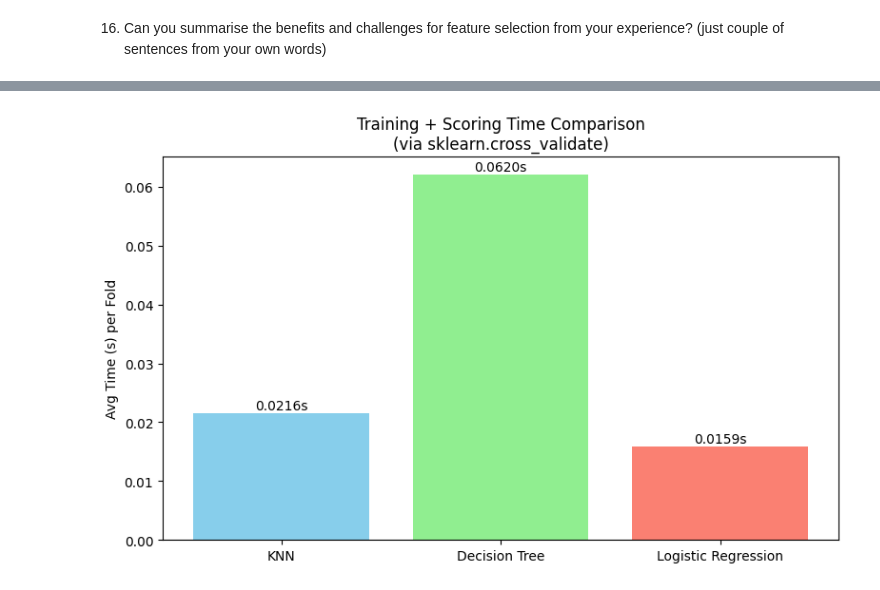
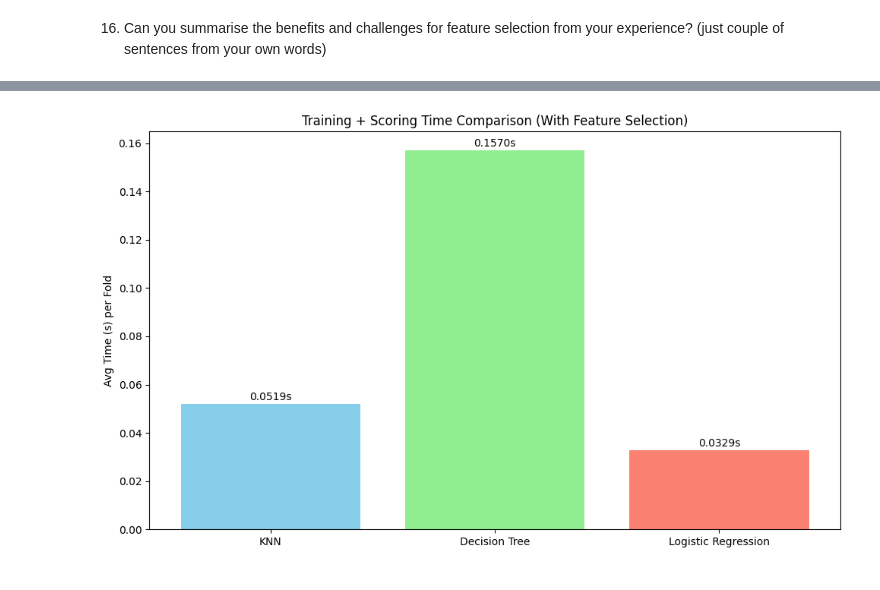
Before and after one commit to mujtaba86/final-ml, a Jupyter notebook: LAB_9_(2).ipynb, the cells around one changed output, grey strips where cells are left out. Saved outputs shown, nothing was run; the diff lists cells and outputs as text; code cells hidden in the pictures.

```diff
--- a/LAB_9_(2).ipynb
+++ b/LAB_9_(2).ipynb
@@ -496,7 +715,6 @@ plt.show()
 # %%
 import pandas as pd
 import matplotlib.pyplot as plt
-
 from sklearn.pipeline import Pipeline
 from sklearn.feature_selection import SelectKBest, chi2
 from sklearn.preprocessing import StandardScaler
@@ -505,7 +723,7 @@ from sklearn.tree import DecisionTreeClassifier
 from sklearn.linear_model import LogisticRegression
 from sklearn.model_selection import cross_validate
 
-# 1. Load & preprocess
+# 1. Load & preprocess the data
 df = pd.read_csv('int.csv')
 df = df.drop('session_id', axis=1)
 df = pd.get_dummies(df,
@@ -514,54 +732,101 @@ df = pd.get_dummies(df,
 
 X = df.drop('attack_detected', axis=1)
 y = df['attack_detected']
 
-# 2. Define pipelines
-pipelines = {
+# 2. Define the feature selector
+selector = SelectKBest(score_func=chi2, k=1)
+
+# 3. Define the scaler
+scaler = StandardScaler()
+
+# 4. Define pipelines for both with and without feature selection
+
+# Pipeline for with feature selection
+pipelines_with_fs = {
     'KNN': Pipeline([
         ('select', selector),
         ('scale', scaler),
         ('clf',   KNeighborsClassifier(n_neighbors=5))
     ]),
     'Decision Tree': Pipeline([
         ('select', selector),
         ('clf',   DecisionTreeClassifier(random_state=42))
     ]),
     'Logistic Regression': Pipeline([
         ('select', selector),
         ('scale', scaler),
         ('clf',   LogisticRegression(max_iter=1000, random_state=42))
     ]),
 }
 
-# 3. Use cross_validate to capture fit + score time
-times = {}
-for name, pipe in pipelines.items():
-    cv_results = cross_validate(
-        pipe, X, y,
-        cv=5,
-        scoring='f1',
-        return_train_score=False,
-        n_jobs=-1
-    )
-    # Compute average of fit_time+score_time across folds
-    avg_time = cv_results['fit_time'].mean() + cv_results['score_time'].mean()
-    times[name] = avg_time
+# Pipeline for without feature selection
+pipelines_without_fs = {
+    'KNN': Pipeline([
+        ('scale', scaler),
+        ('clf',   KNeighborsClassifier(n_neighbors=5))
+    ]),
+    'Decision Tree': Pipeline([
+        ('clf',   DecisionTreeClassifier(random_state=42))
+    ]),
+    'Logistic Regression': Pipeline([
+        ('scale', scaler),
+        ('clf',   LogisticRegression(max_iter=1000, random_state=42))
+    ]),
+}
 
-# 4. Plot the comparison
-labels = list(times.keys())
-durations = [times[n] for n in labels]
+# 5. Function to calculate time using cross-validation
+def calculate_avg_time(pipelines, X, y):
+    times = {}
+    for name, pipe in pipelines.items():
+        cv_results = cross_validate(
+            pipe, X, y,
+            cv=5,
+            scoring='f1',
+            return_train_score=False,
+            n_jobs=-1
+        )
+        # Compute average of fit_time + score_time across folds
+        avg_time = cv_results['fit_time'].mean() + cv_results['score_time'].mean()
+        times[name] = avg_time
+    return times
 
-plt.figure(figsize=(8, 5))
-bars = plt.bar(labels, durations, color=['skyblue', 'lightgreen', 'salmon'])
-for bar, t in zip(bars, durations):
+# 6. Get the average times for both with and without feature selection
+times_with_fs = calculate_avg_time(pipelines_with_fs, X, y)
+times_without_fs = calculate_avg_time(pipelines_without_fs, X, y)
+
+# 7. Plot the comparison of training + scoring times
+labels_with_fs = list(times_with_fs.keys())
+durations_with_fs = [times_with_fs[n] for n in labels_with_fs]
+
+labels_without_fs = list(times_without_fs.keys())
+durations_without_fs = [times_without_fs[n] for n in labels_without_fs]
+
+# Plot with feature selection
+plt.figure(figsize=(10, 6))
+bars_with_fs = plt.bar(labels_with_fs, durations_with_fs, color=['skyblue', 'lightgreen', 'salmon'])
+for bar, t in zip(bars_with_fs, durations_with_fs):
     plt.text(bar.get_x() + bar.get_width()/2,
-             t + max(durations)*0.01,
+             t + max(durations_with_fs)*0.01,
              f"{t:.4f}s",
              ha='center')
 
 plt.ylabel('Avg Time (s) per Fold')
-plt.title('Training + Scoring Time Comparison\n(via sklearn.cross_validate)')
+plt.title('Training + Scoring Time Comparison (With Feature Selection)')
 plt.tight_layout()
 plt.show()
+
+# Plot without feature selection
+plt.figure(figsize=(10, 6))
+bars_without_fs = plt.bar(labels_without_fs, durations_without_fs, color=['orange', 'yellow', 'pink'])
+for bar, t in zip(bars_without_fs, durations_without_fs):
+    plt.text(bar.get_x() + bar.get_width()/2,
+             t + max(durations_without_fs)*0.01,
+             f"{t:.4f}s",
+             ha='center')
+
+plt.ylabel('Avg Time (s) per Fold')
+plt.title('Training + Scoring Time Comparison (Without Feature Selection)')
+plt.tight_layout()
+plt.show()
 # %% [output]
-[figure, old version]
+[figure, new version]
```
Also changed, not shown: parts of 6 cells of this notebook.
